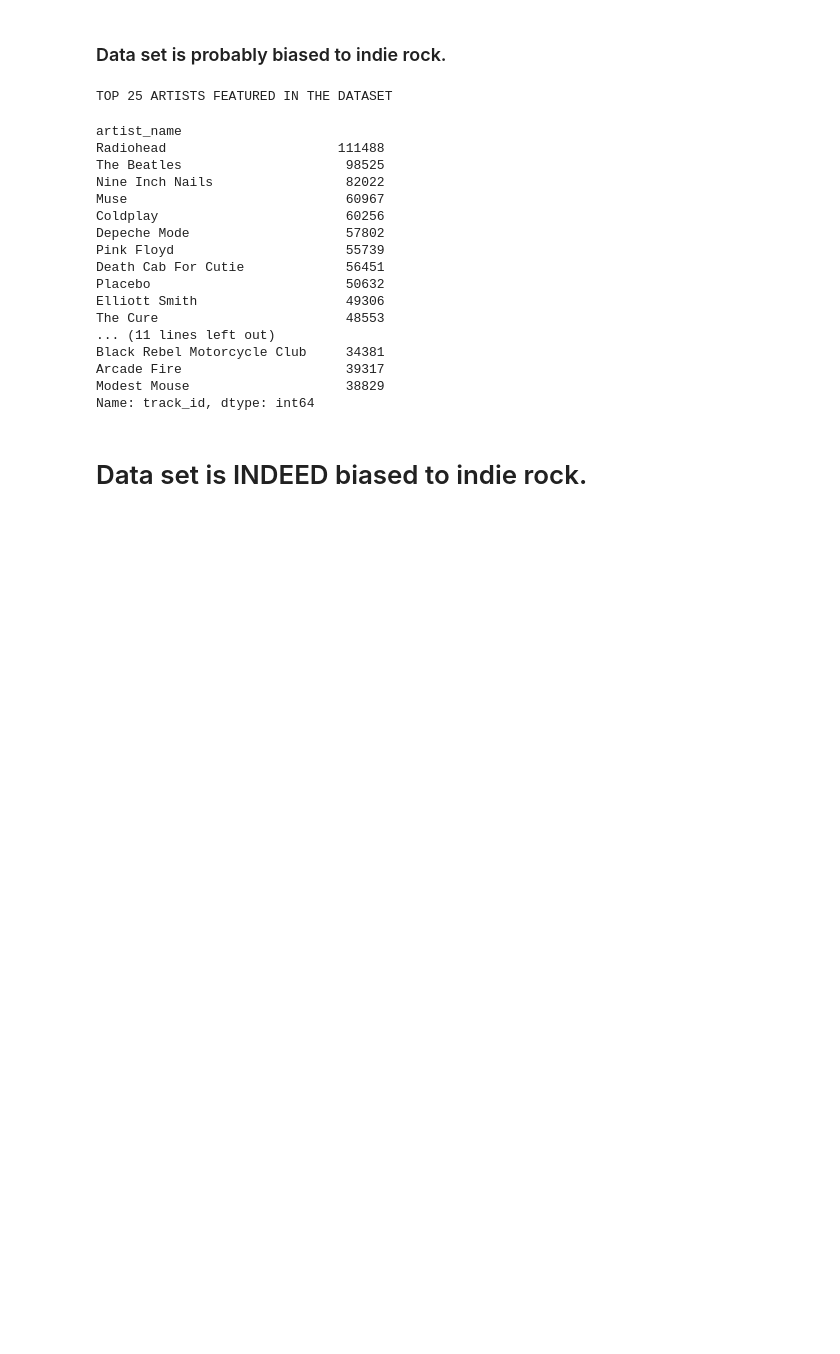
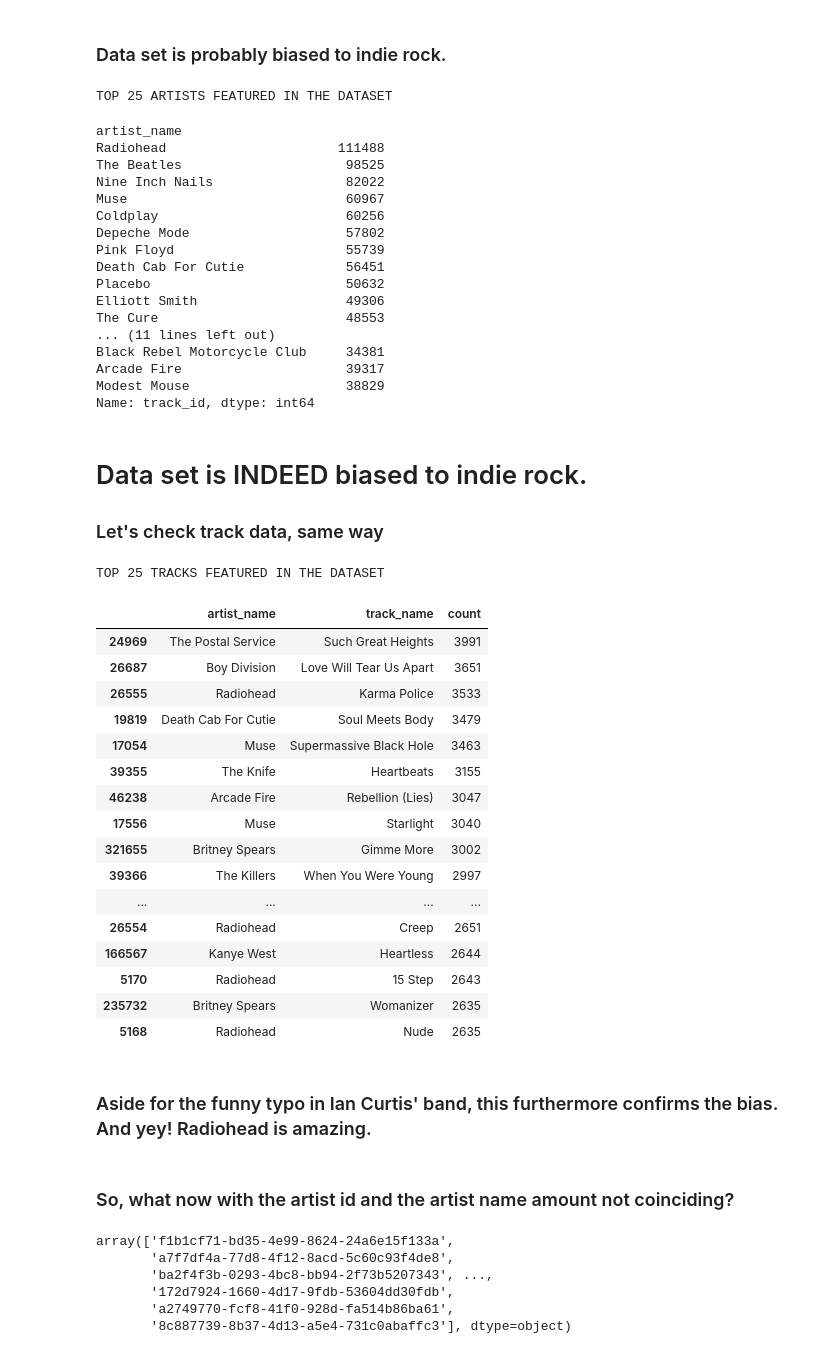
Before and after one commit to alexing/musicmagal, a Jupyter notebook: last_fm_exploration_alex.ipynb, the cells around one changed output. Drawn from its saved outputs; the diff is of its cells as text; code cells hidden in the pictures; blank space fills up the shorter version.

```diff
--- a/last_fm_exploration_alex.ipynb
+++ b/last_fm_exploration_alex.ipynb
@@ -68,3 +73,46 @@ Modest Mouse                    38829
 Name: track_id, dtype: int64
 # %% [markdown]
 # Data set is INDEED biased to indie rock.
+
+### Let's check track data, same way
+# %%
+top_25_tracks_by_id = df.groupby(['track_id']).count().sort_values('track_name', ascending=False)['track_name'].head(25)
+# %%
+top_25_tracks = df[df['track_id'].isin(top_25_tracks_by_id.index)].drop_duplicates(subset='track_id')
+top_25_tracks = top_25_tracks.merge(pd.DataFrame(top_25_tracks_by_id), left_on='track_id', right_index=True)
+top_25_tracks.columns = ['user_id','artist_id','artist_name','track_id','track_name','count']
+top_25_tracks.sort_values('count', ascending=False, inplace=True)
+print("TOP 25 TRACKS FEATURED IN THE DATASET")
+top_25_tracks[['artist_name', 'track_name', 'count']]
+# %% [output]
+TOP 25 TRACKS FEATURED IN THE DATASET
+|  | artist_name | track_name | count |
+| 24969 | The Postal Service | Such Great Heights | 3991 |
+| 26687 | Boy Division | Love Will Tear Us Apart | 3651 |
+| 26555 | Radiohead | Karma Police | 3533 |
+| 19819 | Death Cab For Cutie | Soul Meets Body | 3479 |
+| 17054 | Muse | Supermassive Black Hole | 3463 |
+| 39355 | The Knife | Heartbeats | 3155 |
+| 46238 | Arcade Fire | Rebellion (Lies) | 3047 |
+| 17556 | Muse | Starlight | 3040 |
+| 321655 | Britney Spears | Gimme More | 3002 |
+| 39366 | The Killers | When You Were Young | 2997 |
+| ... | ... | ... | ... |
+| 26554 | Radiohead | Creep | 2651 |
+| 166567 | Kanye West | Heartless | 2644 |
+| 5170 | Radiohead | 15 Step | 2643 |
+| 235732 | Britney Spears | Womanizer | 2635 |
+| 5168 | Radiohead | Nude | 2635 |
+# %% [markdown]
+### Aside for the funny typo in Ian Curtis' band, this furthermore confirms the bias. And yey! Radiohead is amazing.
+# %% [markdown]
+### So, what now with the artist id and the artist name amount not coinciding?
+# %%
+df['artist_id'].unique()
+# %% [output]
+array(['f1b1cf71-bd35-4e99-8624-24a6e15f133a',
+       'a7f7df4a-77d8-4f12-8acd-5c60c93f4de8',
+       'ba2f4f3b-0293-4bc8-bb94-2f73b5207343', ...,
+       '172d7924-1660-4d17-9fdb-53604dd30fdb',
+       'a2749770-fcf8-41f0-928d-fa514b86ba61',
+       '8c887739-8b37-4d13-a5e4-731c0abaffc3'], dtype=object)
```
Also changed, not shown: parts of 10 cells of this notebook.
